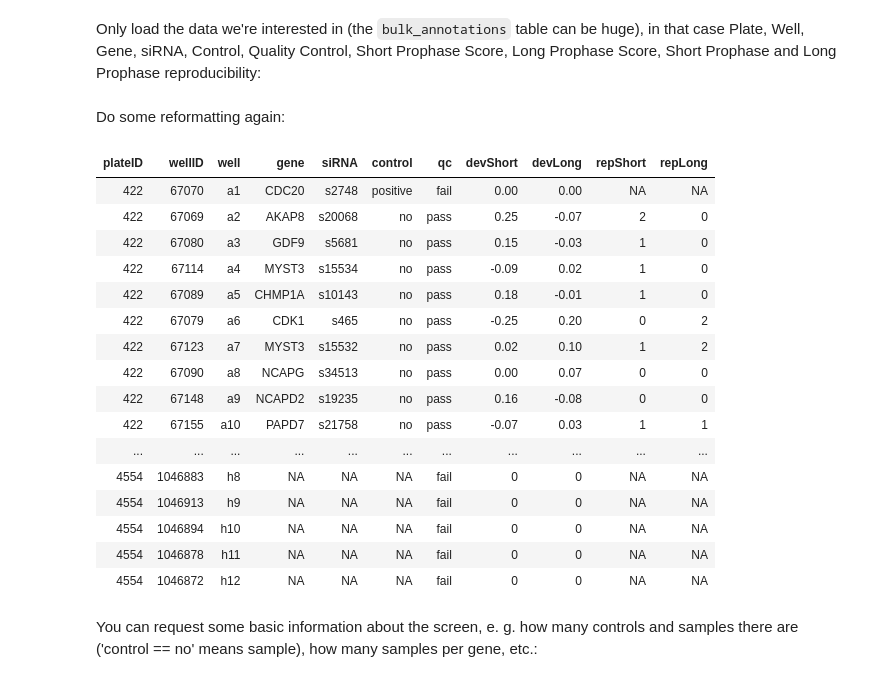
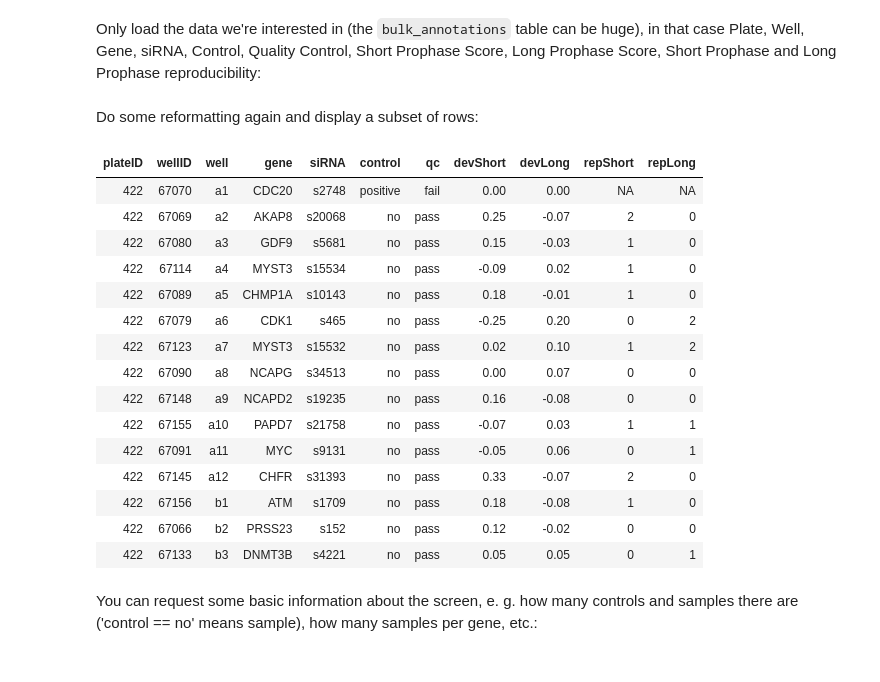
Before and after one commit to IDR/idr-notebooks, a Jupyter notebook: notebooks/CondensationBulkAnnotations.R.ipynb, the cells around one changed output. Saved outputs shown, nothing was run; the diff lists cells and outputs as text; code cells hidden in the pictures.

Commit message:
Reformat notebook outputs: CondensationBulkAnnotations.R

```diff
--- a/notebooks/CondensationBulkAnnotations.R.ipynb
+++ b/notebooks/CondensationBulkAnnotations.R.ipynb
@@ -40,7 +40,7 @@ Warning message:
 # %% [markdown]
 ## Connect to the server
 # %%
-server <- OMEROServer(host = 'idr-testing.openmicroscopy.org', username = Sys.getenv('IDR_USER'), password = Sys.getenv('IDR_PASSWORD'), port = as.integer(4064))
+server <- OMEROServer(host = Sys.getenv('IDR_HOST'), username = Sys.getenv('IDR_USER'), password = Sys.getenv('IDR_PASSWORD'), port = as.integer(4064))
 ome <- connect(server)
 # %% [markdown]
 ## Example 1: Access/Browse data
@@ -141,7 +121,7 @@ cols <- c(cols, which(names(tmp) == "Phenotype Reproducibility - Longer Prophase
 
 df3 <- loadDataframe(screen, annotationFileID, columns = cols)
 # %% [markdown]
-Do some reformatting again:
+Do some reformatting again and display a subset of rows:
 # %%
 # Replace the long column names with shorter ones
 names(df3)[names(df3) == 'Plate'] <- 'plateID'
@@ -167,40 +147,39 @@ df3[ df3 == "not available" ] <- NA
 df3$devShort[ df3$devShort == "" ] <- 0
 df3$devLong[ df3$devLong == "" ] <- 0
 df3$plateID <- gsub('omero\\.gateway\\.model\\.PlateData \\(id=', "", df3$plateID)
 df3$plateID <- gsub('\\)', "", df3$plateID)
 df3$wellID <- gsub('omero\\.gateway\\.model\\.WellSampleData \\(id=', "", df3$wellID)
 df3$wellID <- gsub('\\)', "", df3$wellID)
 
 # Set the correct data type
 df3$control <- as.factor(as.character(df3$control))
 df3$siRNA <- as.factor(as.character(df3$siRNA))
 df3$gene <- as.factor(as.character(df3$gene))
 df3$devShort <- as.numeric(as.character(df3$devShort))
 df3$devLong <- as.numeric(as.character(df3$devLong))
 df3$repShort <- as.numeric(substr(as.character(df3$repShort), 1, 1))
 df3$repLong <- as.numeric(substr(as.character(df3$repLong), 1, 1))
 df3$qc <- as.factor(as.character(df3$qc))
 df3$well <- as.factor(as.character(df3$well))
 
-df3
+df3[1:15,]
 # %% [output]
 | plateID | wellID | well | gene | siRNA | control | qc | devShort | devLong | repShort | repLong |
 | 422 | 67070 | a1 | CDC20 | s2748 | positive | fail | 0.00 | 0.00 | NA | NA |
 | 422 | 67069 | a2 | AKAP8 | s20068 | no | pass | 0.25 | -0.07 | 2 | 0 |
 | 422 | 67080 | a3 | GDF9 | s5681 | no | pass | 0.15 | -0.03 | 1 | 0 |
 | 422 | 67114 | a4 | MYST3 | s15534 | no | pass | -0.09 | 0.02 | 1 | 0 |
 | 422 | 67089 | a5 | CHMP1A | s10143 | no | pass | 0.18 | -0.01 | 1 | 0 |
 | 422 | 67079 | a6 | CDK1 | s465 | no | pass | -0.25 | 0.20 | 0 | 2 |
 | 422 | 67123 | a7 | MYST3 | s15532 | no | pass | 0.02 | 0.10 | 1 | 2 |
 | 422 | 67090 | a8 | NCAPG | s34513 | no | pass | 0.00 | 0.07 | 0 | 0 |
 | 422 | 67148 | a9 | NCAPD2 | s19235 | no | pass | 0.16 | -0.08 | 0 | 0 |
 | 422 | 67155 | a10 | PAPD7 | s21758 | no | pass | -0.07 | 0.03 | 1 | 1 |
-| ... | ... | ... | ... | ... | ... | ... | ... | ... | ... | ... |
-| 4554 | 1046883 | h8 | NA | NA | NA | fail | 0 | 0 | NA | NA |
-| 4554 | 1046913 | h9 | NA | NA | NA | fail | 0 | 0 | NA | NA |
-| 4554 | 1046894 | h10 | NA | NA | NA | fail | 0 | 0 | NA | NA |
-| 4554 | 1046878 | h11 | NA | NA | NA | fail | 0 | 0 | NA | NA |
-| 4554 | 1046872 | h12 | NA | NA | NA | fail | 0 | 0 | NA | NA |
+| 422 | 67091 | a11 | MYC | s9131 | no | pass | -0.05 | 0.06 | 0 | 1 |
+| 422 | 67145 | a12 | CHFR | s31393 | no | pass | 0.33 | -0.07 | 2 | 0 |
+| 422 | 67156 | b1 | ATM | s1709 | no | pass | 0.18 | -0.08 | 1 | 0 |
+| 422 | 67066 | b2 | PRSS23 | s152 | no | pass | 0.12 | -0.02 | 0 | 0 |
+| 422 | 67133 | b3 | DNMT3B | s4221 | no | pass | 0.05 | 0.05 | 0 | 1 |
 # %% [markdown]
 You can request some basic information about the screen, e. g. how many controls and samples there are
 ('control == no' means sample), how many samples per gene, etc.:
```
Also changed, not shown: parts of 7 cells of this notebook.
